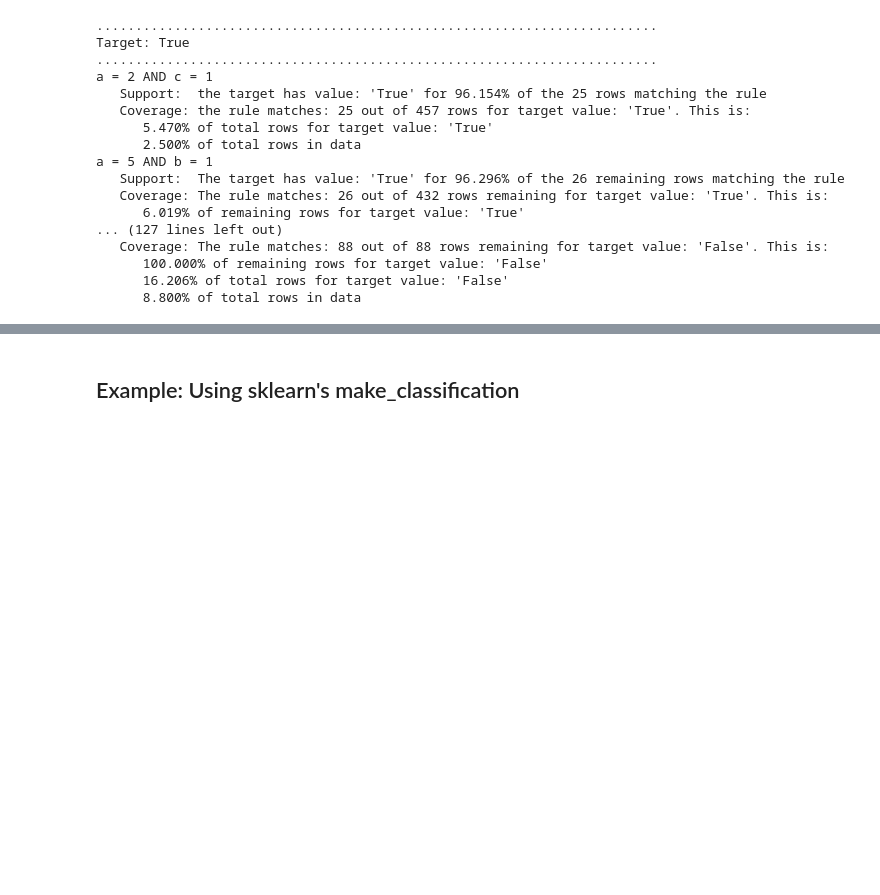
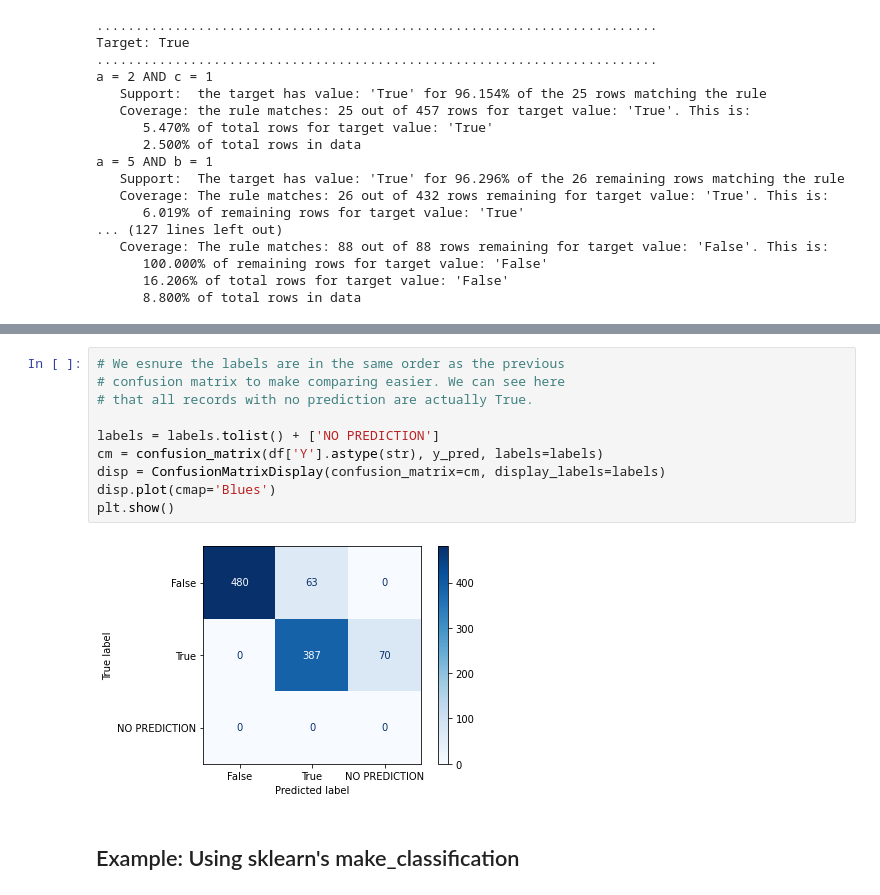
Before and after one commit to Brett-Kennedy/PRISM-Rules, a Jupyter notebook: Examples/PRISM Rules Examples.ipynb, the cells around one changed output, grey strips where cells are left out. Saved outputs shown, nothing was run; the diff lists cells and outputs as text; blank space fills up the shorter version.

```diff
--- a/Examples/PRISM Rules Examples.ipynb
+++ b/Examples/PRISM Rules Examples.ipynb
@@ -68,3 +92,15 @@ array([[480,  63],
+# %%
+# We esnure the labels are in the same order as the previous
+# confusion matrix to make comparing easier. We can see here
+# that all records with no prediction are actually True.
+
+labels = labels.tolist() + ['NO PREDICTION']
+cm = confusion_matrix(df['Y'].astype(str), y_pred, labels=labels)
+disp = ConfusionMatrixDisplay(confusion_matrix=cm, display_labels=labels)
+disp.plot(cmap='Blues')
+plt.show()
+# %% [output]
+[figure, added]
 # %% [markdown]
 ## Example: Using sklearn's make_classification
 # %%
```
Also changed, not shown: parts of 29 cells of this notebook.
